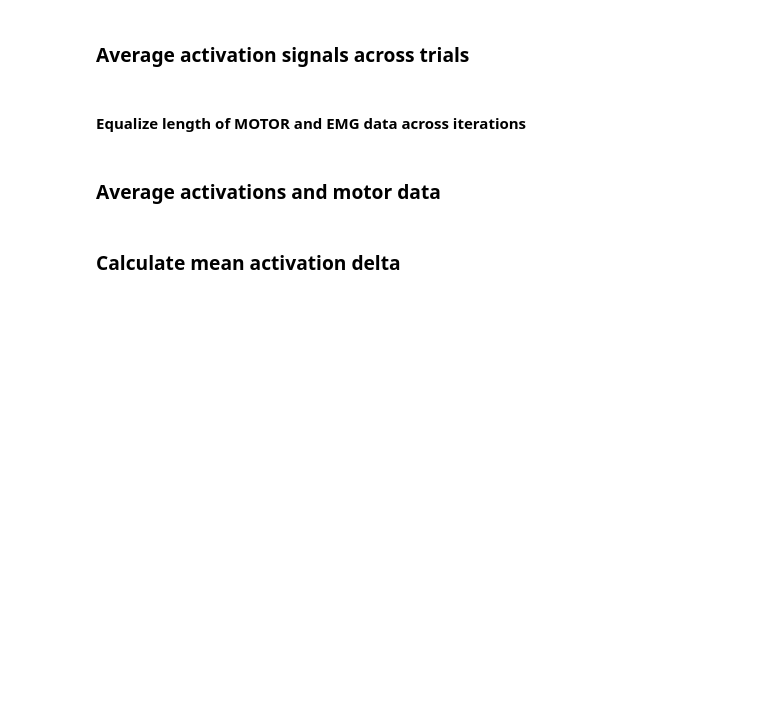
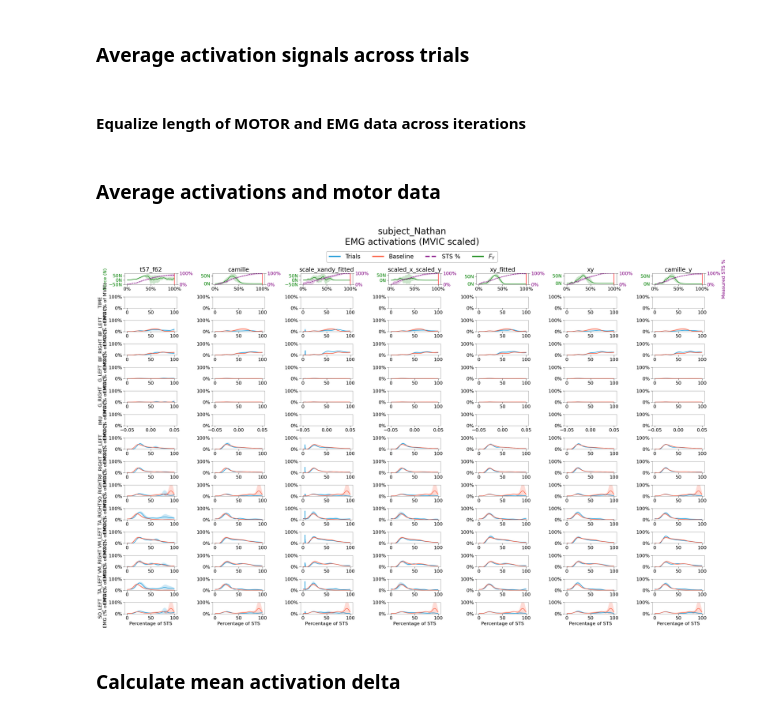
Before and after one commit to Harvard-Slade-Lab/assistive-arm, a Jupyter notebook: notebooks/analyze_emg_N2.ipynb, the cells around one changed output. Cells and saved outputs as stored; diff of their text form; code cells hidden in the pictures; blank space fills up the shorter version.

```diff
--- a/notebooks/analyze_emg_N2.ipynb
+++ b/notebooks/analyze_emg_N2.ipynb
@@ -1251,7 +1253,7 @@ def segmentation(imu_df):
         return None, None
 
 
-def plot_collected_and_calculated_data(imu_df, emg_df, log_df, plot_path, start, end, profile, iteration):
+def plot_collected_and_calculated_imu_data(imu_df, emg_df, log_df, plot_path, start, end, profile, iteration):
     # Plotting
     fig, (ax1, ax2, ax3) = plt.subplots(3, 1, figsize=(12, 10), sharex=True)
 
@@ -2505,37 +2168,37 @@ for subject in subject_data.keys():
         # Initialize variables to store the minimum lengths for each type of data
         min_emg_len = float('inf')
         min_motor_len = float('inf')
-        min_marker_len = float('inf')
+        min_imu_len = float('inf')
 
         # Step 1: Identify the Minimum Lengths across all "ASSISTED" profiles
         for profile in trimmed_time_dfs["ASSISTED"].keys():
-            emg, motor, marker = trimmed_time_dfs["ASSISTED"][profile].values()
+            emg, motor, imu, log = trimmed_time_dfs["ASSISTED"][profile].values()
 
             min_emg_len = min(min_emg_len, min([len(emg_df) for emg_df in emg]))
             min_motor_len = min(min_motor_len, min([len(motor_df) for motor_df in motor]))
-            min_marker_len = min(min_marker_len, min([len(marker_df) for marker_df in marker]))
+            min_imu_len = min(min_imu_len, min([len(imu_df) for imu_df in imu]))
 
         # Step 2: Apply Interpolation to "ASSISTED"
         for profile in trimmed_time_dfs["ASSISTED"].keys():
-            emg, motor, marker = trimmed_time_dfs["ASSISTED"][profile].values()
+            emg, motor, imu, log = trimmed_time_dfs["ASSISTED"][profile].values()
 
             for i in range(len(emg)):
                 interpolated_dfs["ASSISTED"][profile]["EMG"][i] = interpolate_dataframe_to_length(emg[i], min_emg_len)
             for i in range(len(motor)):
                 interpolated_dfs["ASSISTED"][profile]["MOTOR_DATA"][i] = interpolate_dataframe_to_length(motor[i], min_motor_len)
-            for i in range(len(marker)):
-                interpolated_dfs["ASSISTED"][profile]["MARKER_DATA"][i] = interpolate_dataframe_to_length(marker[i], min_marker_len)
+            for i in range(len(imu)):
+                interpolated_dfs["ASSISTED"][profile]["IMU"][i] = interpolate_dataframe_to_length(imu[i], min_imu_len)
 
         # Step 3: Apply the Same Interpolation to "UNPOWERED"
         for unpowered_time in trimmed_time_dfs["UNPOWERED"].keys():
-            emg, motor, marker = trimmed_time_dfs["UNPOWERED"][unpowered_time].values()
+            emg, motor, imu, log = trimmed_time_dfs["UNPOWERED"][unpowered_time].values()
 
             for i in range(len(emg)):
                 interpolated_dfs["UNPOWERED"][unpowered_time]["EMG"][i] = interpolate_dataframe_to_length(emg[i], min_emg_len)
             for i in range(len(motor)):
                 interpolated_dfs["UNPOWERED"][unpowered_time]["MOTOR_DATA"][i] = interpolate_dataframe_to_length(motor[i], min_motor_len)
-            for i in range(len(marker)):
-                interpolated_dfs["UNPOWERED"][unpowered_time]["MARKER_DATA"][i] = interpolate_dataframe_to_length(marker[i], min_marker_len)
+            for i in range(len(imu)):
+                interpolated_dfs["UNPOWERED"][unpowered_time]["IMU"][i] = interpolate_dataframe_to_length(imu[i], min_imu_len)
 
         subject_data[subject][session]["interpolated_dfs"] = interpolated_dfs
 # %%
@@ -2619,14 +2282,15 @@ for subject in subject_data.keys():
 
         subject_data[subject][session]["average_profile_dfs"] = average_profile_dfs
 # %%
-subject = "MIH02"
-session = "December_20"
+subject = "subject_Nathan"
+session = "October_31"
 
 average_profile_dfs = subject_data[subject][session]["average_profile_dfs"]
 unique_muscles = get_unique_muscles(subject_data[subject][session]["session_data"])
 
 # Since first column is TIME we ignore it
-n_muscles = len(average_profile_dfs["ASSISTED"]["peak_27%_62N"]["EMG"]["mean"].columns)
+n_muscles = len(average_profile_dfs["ASSISTED"][list(average_profile_dfs["ASSISTED"])[0]]["EMG"]["mean"].columns)
+n_prof = len(average_profile_dfs["ASSISTED"].keys())
 
 plot_dir = subject_dirs[subject][session]["plot_dir"]
 filename = plot_dir / f"full_EMG_activations_and_motor.svg"
@@ -2634,7 +2298,7 @@ filename = plot_dir / f"full_EMG_activations_and_motor.svg"
 # We add 1 because we want to include the motor data in the first row
 fig, ax = plt.subplots(nrows=n_muscles + 1, ncols=n_prof, figsize=(30, 20))
 
-if enable_paper_scaling:
+if False:
     fig.suptitle(f"{subject}\nEMG activations (paper match scaling)", fontsize=30)
 else:
     fig.suptitle(f"{subject}\nEMG activations (MVIC scaled)", fontsize=30)
@@ -2642,11 +2306,10 @@ else:
 for i, profile in enumerate(average_profile_dfs["ASSISTED"].keys()):
     force_data = average_profile_dfs["ASSISTED"][profile]["MOTOR_DATA"]
 
-
-    closest_index_value = abs(force_data["mean"].index - profile_infos[profile]["peak_time"]).argmin()
+    closest_index_value = abs(force_data["mean"].index).argmax()
     closest_t_ind = force_data["mean"].index[closest_index_value]
 
-    ax[0, i].set_title(profile_names_paper[profile], fontsize=20)
+    ax[0, i].set_title(profile, fontsize=20)
     ax[0, i].plot(force_data["mean"].index, force_data["mean"].F_Y, label=r"$F_Y$", color='green')
     ax[0, i].axvline(closest_t_ind, color="red")
     ax[0, i].fill_between(force_data["mean"].index, force_data["mean"].F_Y - force_data["std"].F_Y, force_data["mean"].F_Y + force_data["std"].F_Y, alpha=0.2, color='green')
@@ -2666,7 +2329,8 @@ for i, profile in enumerate(average_profile_dfs["ASSISTED"].keys()):
 
     for j in range(1, n_muscles + 1):
         muscle = average_profile_dfs["ASSISTED"][profile]["EMG"]["mean"].columns[j-1]
-        peak_time = profile_infos[profile]["peak_time"]
+        # peak_time = profile_infos[profile]["peak_time"]
+        peak_time = closest_t_ind
 
         if i == 0:
             ax[j, i].set_ylabel(f"{muscle}\nEMG (% of MVIC)", fontsize=16)
@@ -2682,33 +2346,35 @@ for i, profile in enumerate(average_profile_dfs["ASSISTED"].keys()):
         emg_baseline_std = average_profile_dfs["UNPOWERED"]["BASELINE"]["EMG"]["std"][muscle]
 
 
         ax[j, i].plot(emg_mean.index, emg_mean, label=f"Trials")
         ax[j, i].fill_between(emg_mean.index, emg_mean - emg_std, emg_mean + emg_std, alpha=0.2)
         ax[j, i].plot(emg_baseline_mean.index, emg_baseline_mean, label=f"Baseline")
         ax[j, i].fill_between(emg_baseline_mean.index, emg_baseline_mean - emg_baseline_std, emg_baseline_mean + emg_baseline_std, alpha=0.2)
         ax[j, i].tick_params(axis='x', labelsize=16)
         ax[j, i].tick_params(axis='y', labelsize=16)
         ax[j, i].yaxis.set_major_formatter(mticker.PercentFormatter(xmax=1, decimals=0))
         ax[j, i].set_ylim(0, 1)
 
         force_handles, force_labels = ax[0, i].get_legend_handles_labels()
 
         handles1, labels1 = ax[j, i].get_legend_handles_labels()
         handles2, labels2 = ax2.get_legend_handles_labels()
         handles = handles1 + handles2 + force_handles
 
         labels = labels1 + labels2 + force_labels
 
 legend = fig.legend(handles, labels, loc="upper center", ncols=len(labels), fontsize=20, bbox_to_anchor=(0.5, 0.93))
 
 for line in legend.get_lines():
     line.set_linewidth(4)
 
 plt.tight_layout(rect=[0, 0.03, 1, 0.95])
 plt.savefig(filename, dpi=500, format='svg')
 plt.savefig(filename.with_suffix('.png'), dpi=500, format='png')
 shutil.copy(filename, latex_figure_dir / "emg_plots")
 plt.show()
+# %% [output]
+[figure, added]
 # %% [markdown]
 ### Calculate mean activation delta
 # %%
```
Also changed, not shown: parts of 54 cells of this notebook.
